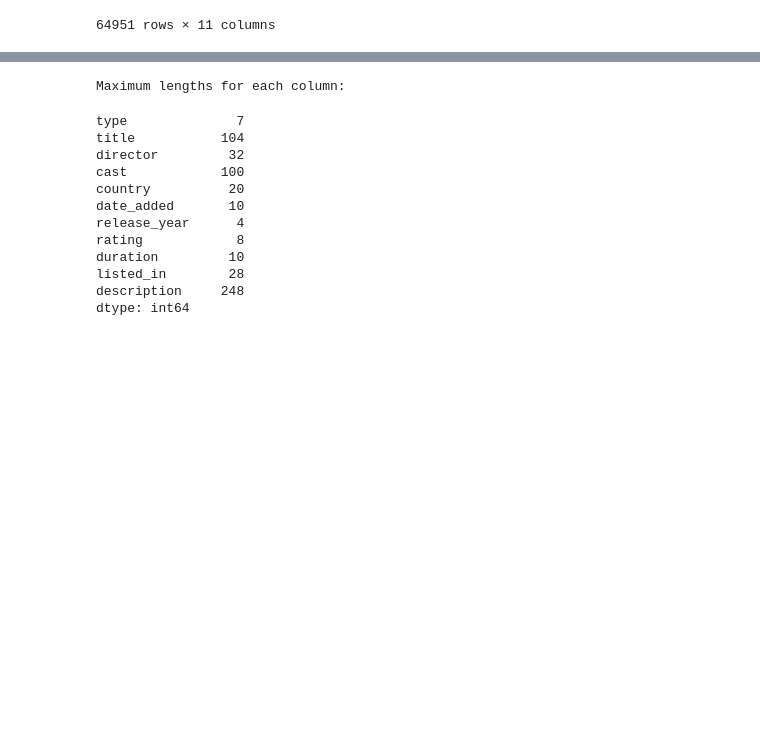
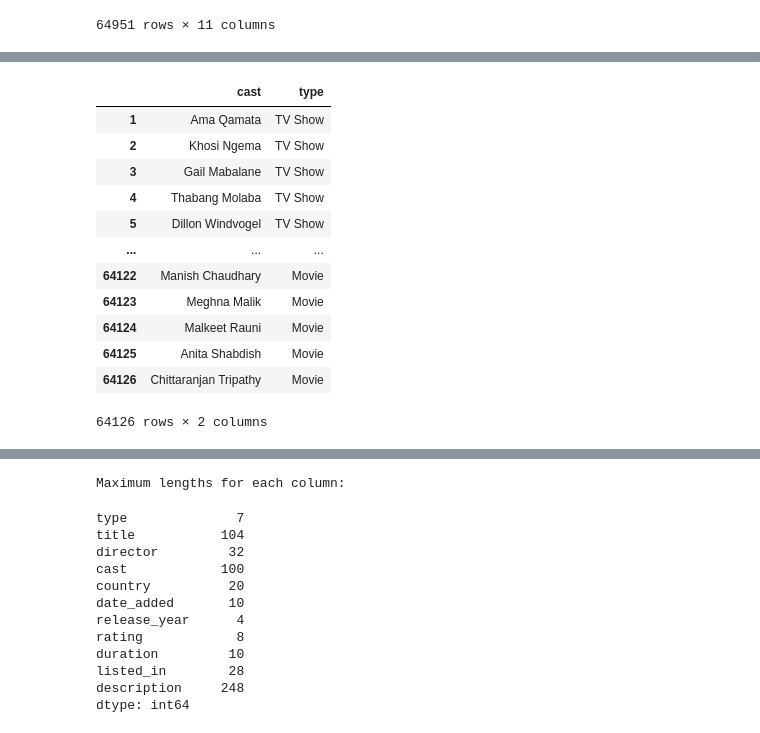
Before and after one commit to jameslaurence82/PythonPandas, a Jupyter notebook: netflixtitles.ipynb, the cells around one changed output, grey strips where cells are left out. Cells and saved outputs as stored; diff of their text form; code cells hidden in the pictures; blank space fills up the shorter version.

```diff
--- a/netflixtitles.ipynb
+++ b/netflixtitles.ipynb
@@ -526,0 +517,29 @@ NameError: name 'castcount' is not defined
+# %%
+# copy exploded castdf dataframe to show_movie dataframe to continue analysis
+show_movie = castdf.copy()
+
+# displays only the cast and the type column
+show_movie = show_movie[['cast','type']].dropna()
+
+# drops the original index and resets the index
+show_movie.reset_index(drop=True, inplace=True)
+
+# sets show_movie index to start at 1
+show_movie.index = show_movie.index + 1
+
+# display dataframe
+show_movie
+# %% [output]
+|  | cast | type |
+| 1 | Ama Qamata | TV Show |
+| 2 | Khosi Ngema | TV Show |
+| 3 | Gail Mabalane | TV Show |
+| 4 | Thabang Molaba | TV Show |
+| 5 | Dillon Windvogel | TV Show |
+| ... | ... | ... |
+| 64122 | Manish Chaudhary | Movie |
+| 64123 | Meghna Malik | Movie |
+| 64124 | Malkeet Rauni | Movie |
+| 64125 | Anita Shabdish | Movie |
+| 64126 | Chittaranjan Tripathy | Movie |
+64126 rows × 2 columns
```
Also changed, not shown: parts of 13 cells of this notebook.
